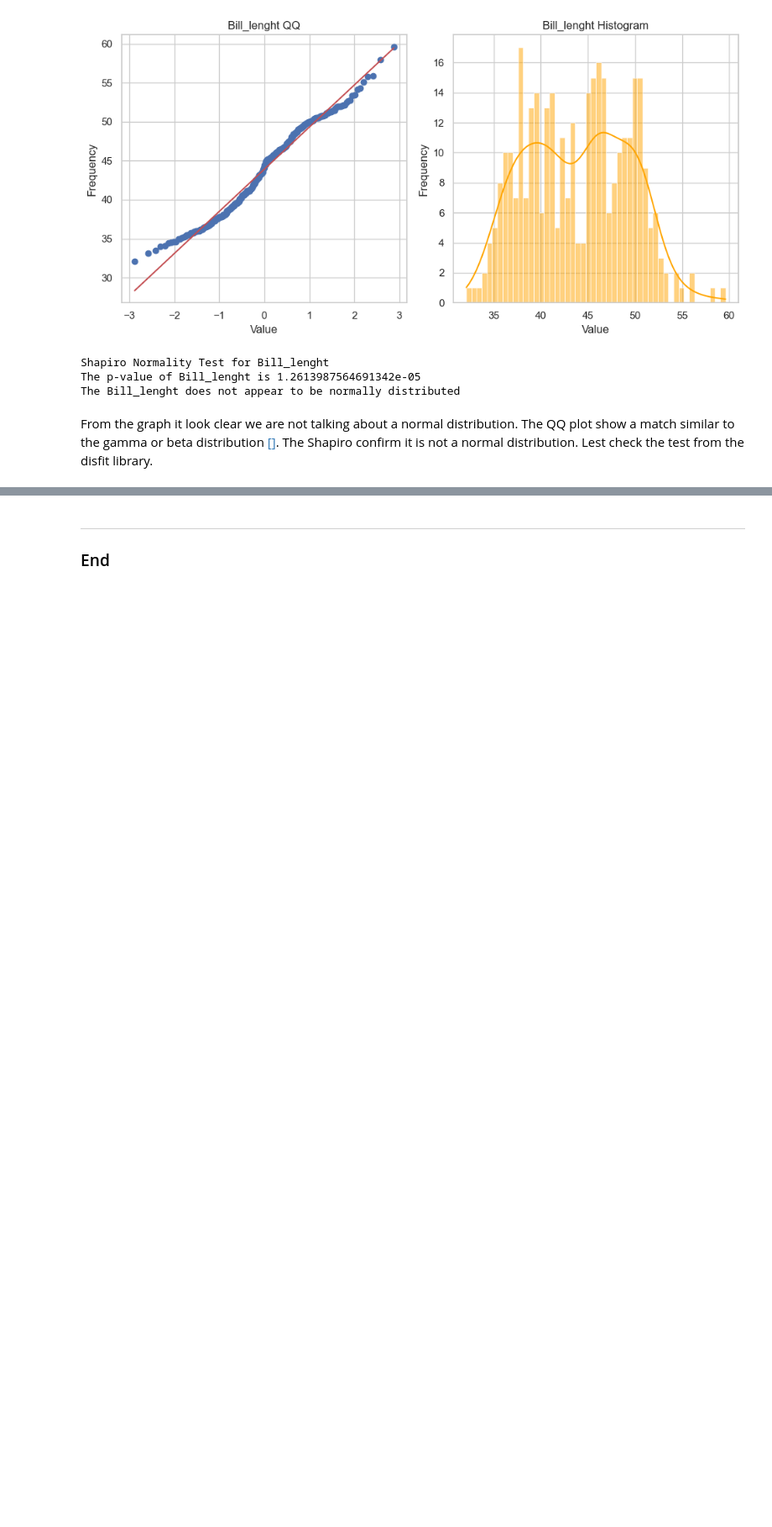
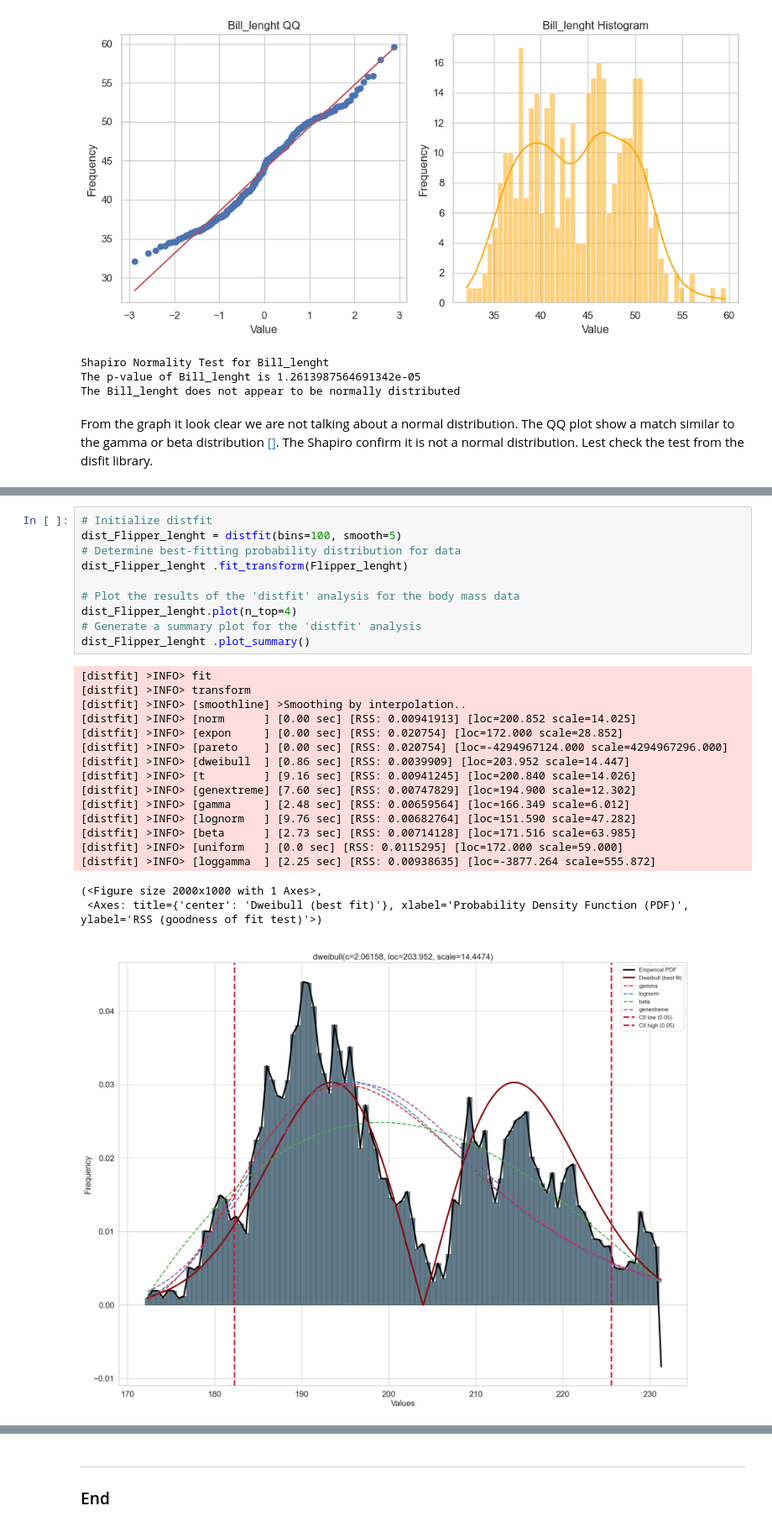
Before and after one commit to Cecilia8989/fund_data_analysis, a Jupyter notebook: task.ipynb, the cells around one changed output, grey strips where cells are left out. Shown at 84% size. Drawn from its saved outputs; the diff is of its cells as text; blank space fills up the shorter version.

```diff
--- a/task.ipynb
+++ b/task.ipynb
@@ -1216,0 +1332,28 @@ NameError: name 'adelie_Bill_Depth' is not defined
+# %%
+# Initialize distfit
+dist_Flipper_lenght = distfit(bins=100, smooth=5)
+# Determine best-fitting probability distribution for data
+dist_Flipper_lenght .fit_transform(Flipper_lenght)
+
+# Plot the results of the 'distfit' analysis for the body mass data
+dist_Flipper_lenght.plot(n_top=4)
+# Generate a summary plot for the 'distfit' analysis
+dist_Flipper_lenght .plot_summary()
+# %% [output]
+[distfit] >INFO> fit
+[distfit] >INFO> transform
+[distfit] >INFO> [smoothline] >Smoothing by interpolation..
+[distfit] >INFO> [norm      ] [0.00 sec] [RSS: 0.00941913] [loc=200.852 scale=14.025]
+[distfit] >INFO> [expon     ] [0.00 sec] [RSS: 0.020754] [loc=172.000 scale=28.852]
+[distfit] >INFO> [pareto    ] [0.00 sec] [RSS: 0.020754] [loc=-4294967124.000 scale=4294967296.000]
+[distfit] >INFO> [dweibull  ] [0.86 sec] [RSS: 0.0039909] [loc=203.952 scale=14.447]
+[distfit] >INFO> [t         ] [9.16 sec] [RSS: 0.00941245] [loc=200.840 scale=14.026]
+[distfit] >INFO> [genextreme] [7.60 sec] [RSS: 0.00747829] [loc=194.900 scale=12.302]
+[distfit] >INFO> [gamma     ] [2.48 sec] [RSS: 0.00659564] [loc=166.349 scale=6.012]
+[distfit] >INFO> [lognorm   ] [9.76 sec] [RSS: 0.00682764] [loc=151.590 scale=47.282]
+[distfit] >INFO> [beta      ] [2.73 sec] [RSS: 0.00714128] [loc=171.516 scale=63.985]
+[distfit] >INFO> [uniform   ] [0.0 sec] [RSS: 0.0115295] [loc=172.000 scale=59.000]
+[distfit] >INFO> [loggamma  ] [2.25 sec] [RSS: 0.00938635] [loc=-3877.264 scale=555.872]
+(<Figure size 2000x1000 with 1 Axes>,
+ <Axes: title={'center': 'Dweibull (best fit)'}, xlabel='Probability Density Function (PDF)', ylabel='RSS (goodness of fit test)'>)
+[figure, added]
```
Also changed, not shown: parts of 25 cells of this notebook.
